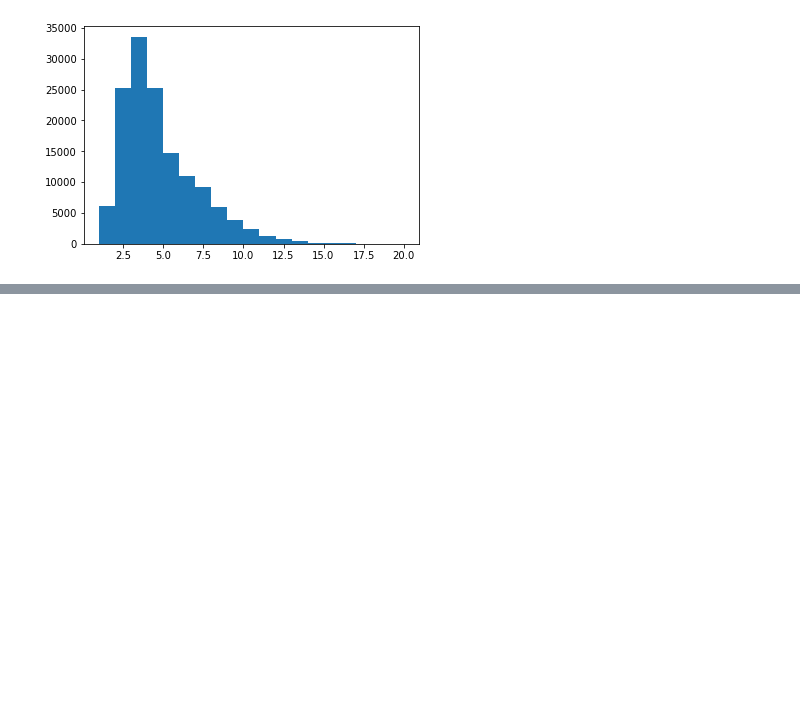
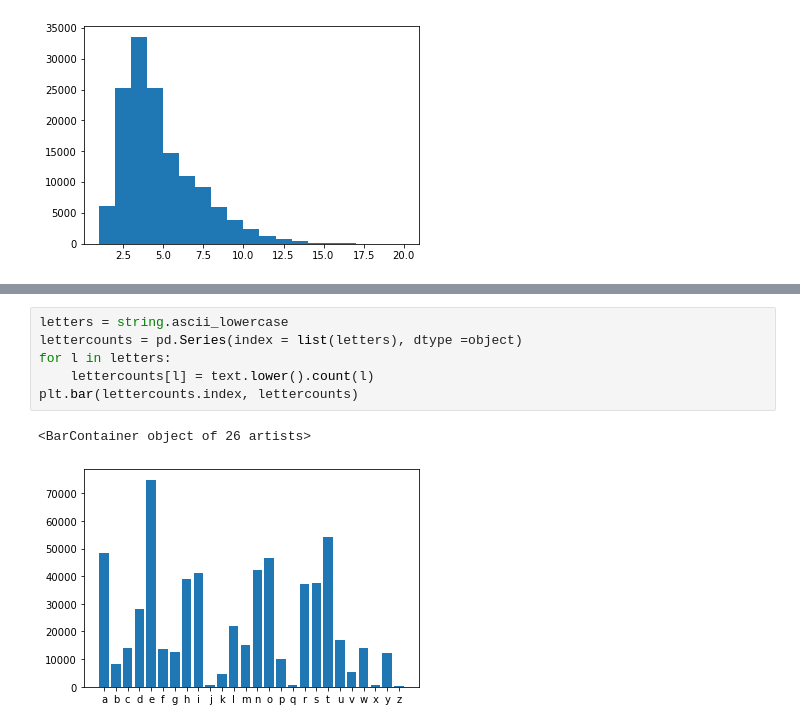
Before and after one commit to akaufman22/RandomNotebooks, a Jupyter notebook: TextEntropy/TextAnalysis.ipynb, the cells around one changed output, grey strips where cells are left out. Drawn from its saved outputs; the diff is of its cells as text; blank space fills up the shorter version.

```diff
--- a/TextEntropy/TextAnalysis.ipynb
+++ b/TextEntropy/TextAnalysis.ipynb
@@ -44,0 +78,9 @@ plt.hist(wordsl, bins=np.linspace(1,20,20))
+# %%
+letters = string.ascii_lowercase
+lettercounts = pd.Series(index = list(letters), dtype =object)
+for l in letters:
+    lettercounts[l] = text.lower().count(l)
+plt.bar(lettercounts.index, lettercounts)
+# %% [output]
+<BarContainer object of 26 artists>
+[figure, added]
```
Also changed, not shown: parts of 9 cells of this notebook.
